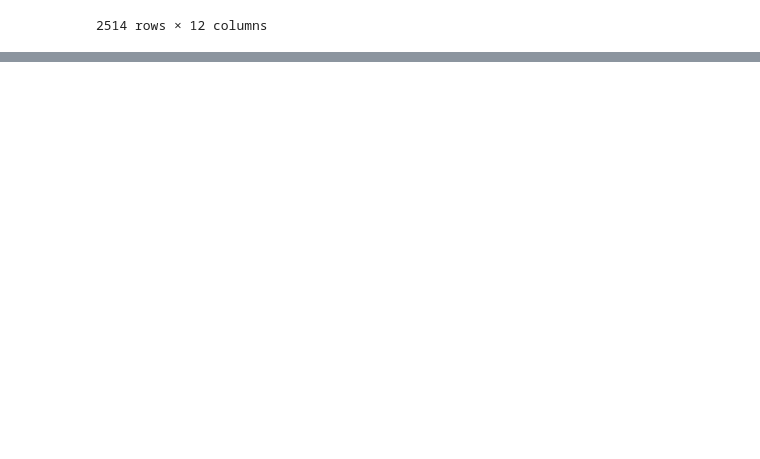
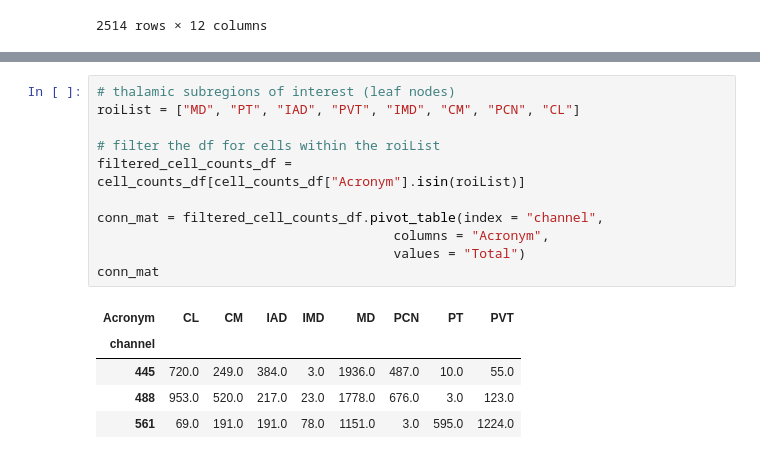
Before and after one commit to leesuyee/mesoscale-connectivity-tutorial, a Jupyter notebook: mesoscale_connectivity_coding_activity.ipynb, the cells around one changed output, grey strips where cells are left out. Drawn from its saved outputs; the diff is of its cells as text; blank space fills up the shorter version.

```diff
--- a/mesoscale_connectivity_coding_activity.ipynb
+++ b/mesoscale_connectivity_coding_activity.ipynb
@@ -400,3 +394,20 @@ plt.tight_layout()
 plt.show()
 # %% [output]
 [figure]
+# %%
+# thalamic subregions of interest (leaf nodes)
+roiList = ["MD", "PT", "IAD", "PVT", "IMD", "CM", "PCN", "CL"]
+
+# filter the df for cells within the roiList
+filtered_cell_counts_df = cell_counts_df[cell_counts_df["Acronym"].isin(roiList)]
+
+conn_mat = filtered_cell_counts_df.pivot_table(index = "channel",
+                                      columns = "Acronym",
+                                      values = "Total")
+conn_mat
+# %% [output]
+| Acronym | CL | CM | IAD | IMD | MD | PCN | PT | PVT |
+| channel |  |  |  |  |  |  |  |  |
+| 445 | 720.0 | 249.0 | 384.0 | 3.0 | 1936.0 | 487.0 | 10.0 | 55.0 |
+| 488 | 953.0 | 520.0 | 217.0 | 23.0 | 1778.0 | 676.0 | 3.0 | 123.0 |
+| 561 | 69.0 | 191.0 | 191.0 | 78.0 | 1151.0 | 3.0 | 595.0 | 1224.0 |
```
Also changed, not shown: parts of 9 cells of this notebook.
